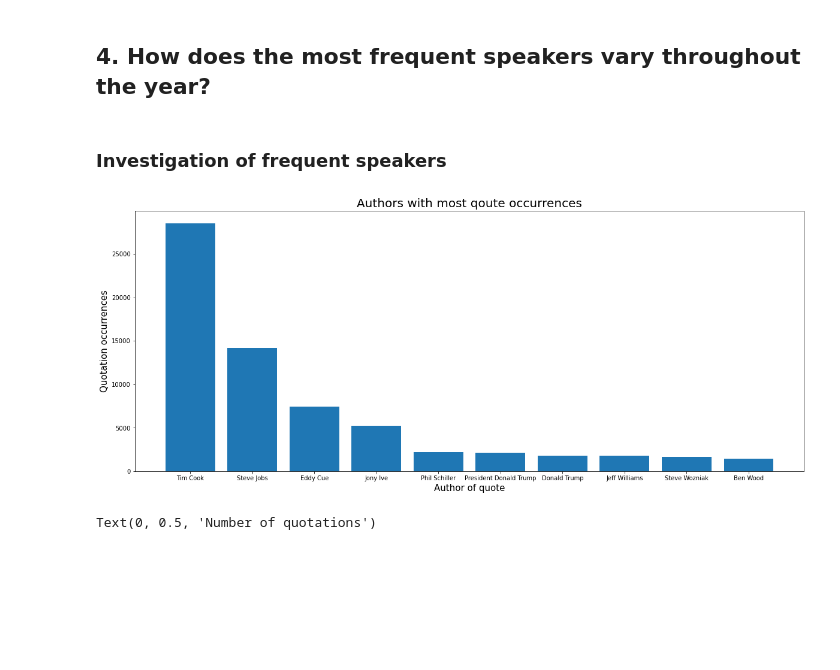
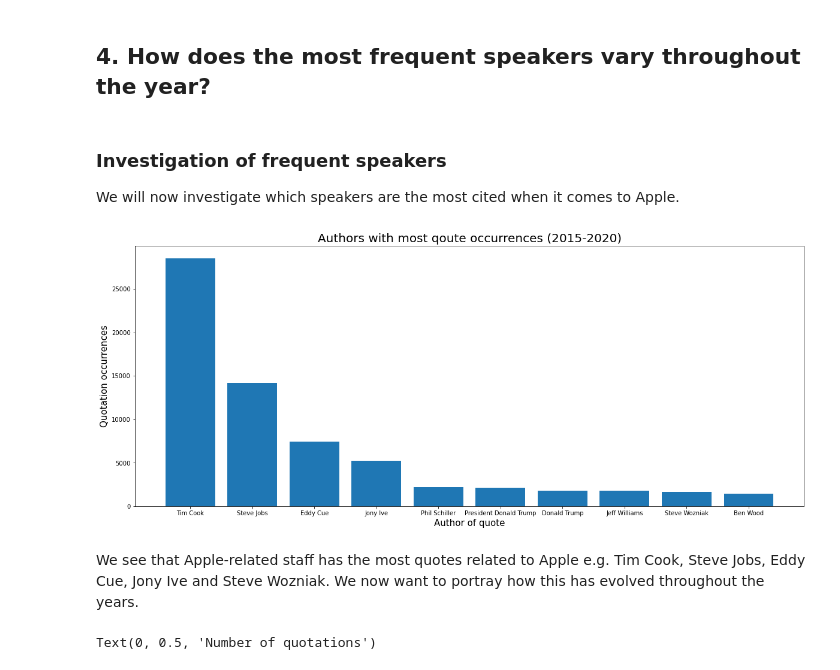
Before and after one commit to epfl-ada/ada-2021-project-club6analysis, a Jupyter notebook: ADA_initial_analysis.ipynb, the cells around one changed output. Drawn from its saved outputs; the diff is of its cells as text; code cells hidden in the pictures; blank space fills up the shorter version.

```diff
--- a/ADA_initial_analysis.ipynb
+++ b/ADA_initial_analysis.ipynb
@@ -152,13 +130,17 @@ cummulative_quotes_per_month = quotes_per_month.cumsum(axis=0)
 # %% [markdown]
 ### Investigation of frequent speakers
+
+We will now investigate which speakers are the most cited when it comes to Apple.
 # %%
 top_speakers = df.loc[df.speaker != 'None'].groupby(by=['speaker']).sum().sort_values(by='numOccurrences',ascending=False).reset_index()
 fig,ax = plt.subplots(figsize=(20,8))
 ax.bar(top_speakers.speaker[:10],top_speakers.numOccurrences[:10])
 ax.set_xlabel("Author of quote",size=15)
 ax.set_ylabel("Quotation occurrences",size=15)
 #plt.xticks(top_speakers.speaker1[:10],rotation=90)
-ax.set_title("Authors with most qoute occurrences",size=20)
+ax.set_title("Authors with most qoute occurrences (2015-2020)",size=20)
 plt.show()
 # %% [output]
-[figure, old version]
+[figure, new version]
+# %% [markdown]
+We see that Apple-related staff has the most quotes related to Apple e.g. Tim Cook, Steve Jobs, Eddy Cue, Jony Ive and Steve Wozniak. We now want to portray how this has evolved throughout the years.
```
Also changed, not shown: parts of 6 cells of this notebook.
